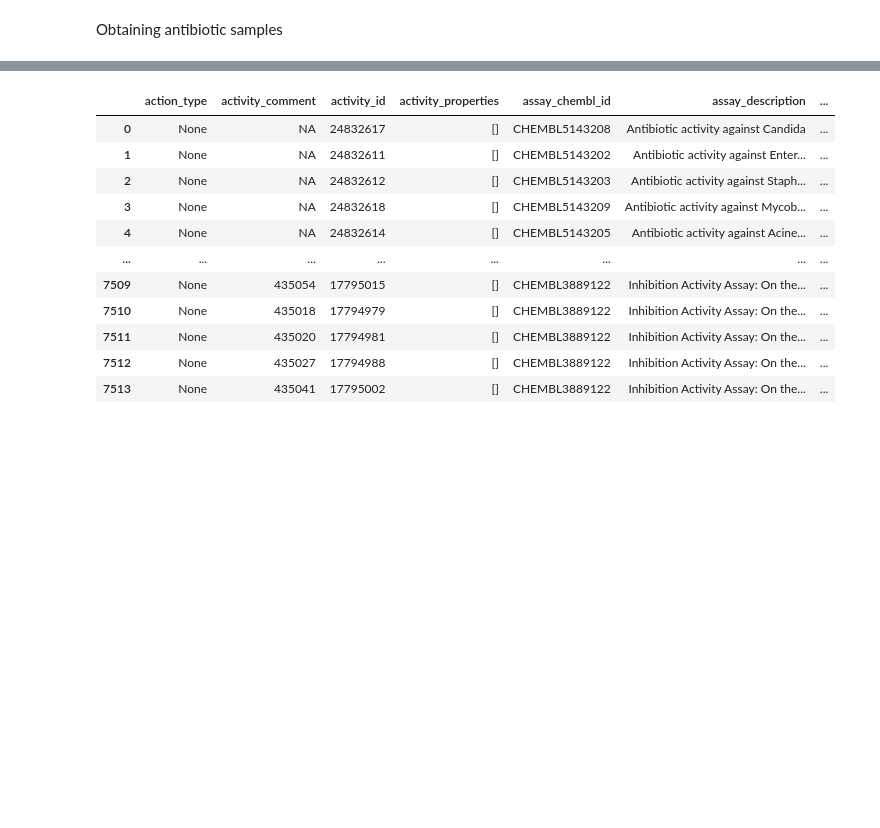
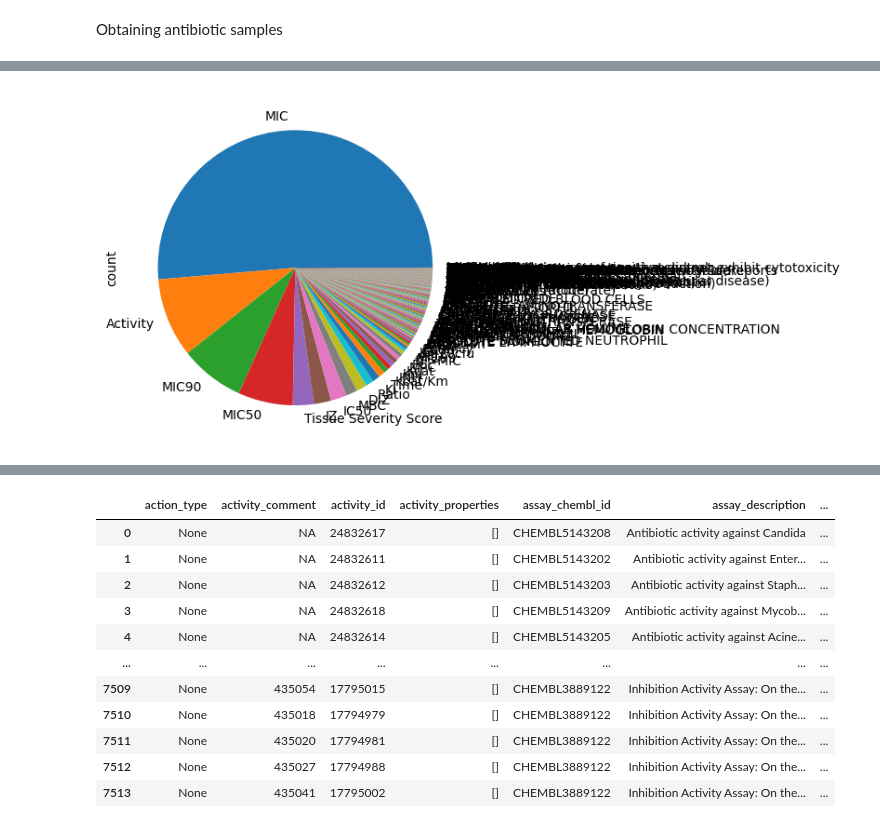
Before and after one commit to Igor-source/Made_code, a Jupyter notebook: Activity_drugs.ipynb, the cells around one changed output, grey strips where cells are left out. Cells and saved outputs as stored; diff of their text form; code cells hidden in the pictures; blank space fills up the shorter version.

```diff
--- a/Activity_drugs.ipynb
+++ b/Activity_drugs.ipynb
@@ -24,0 +28,3 @@ from chembl_webresource_client.new_client import new_client
+# %%
+target_sorted = pd.read_csv('/content/drive/MyDrive/Susan_project/df_1.csv')
+target_sorted
@@ -26,0 +67,9 @@ Obtaining antibiotic samples
+# %%
+target_sorted["type"].value_counts().plot.pie()
+# Построение круговой диаграммы
+# plt.figure(figsize=(8, 6))  # Устанавливаем размер фигуры
+# value_counts.plot.pie(autopct='%1.1f%%', startangle=90)  # Круговая диаграмма
+# plt.ylabel('')  # Убираем метку оси y
+plt.show()  # Показываем диаграмму
+# %% [output]
+[figure, added]
```
Also changed, not shown: parts of 8 cells of this notebook.
